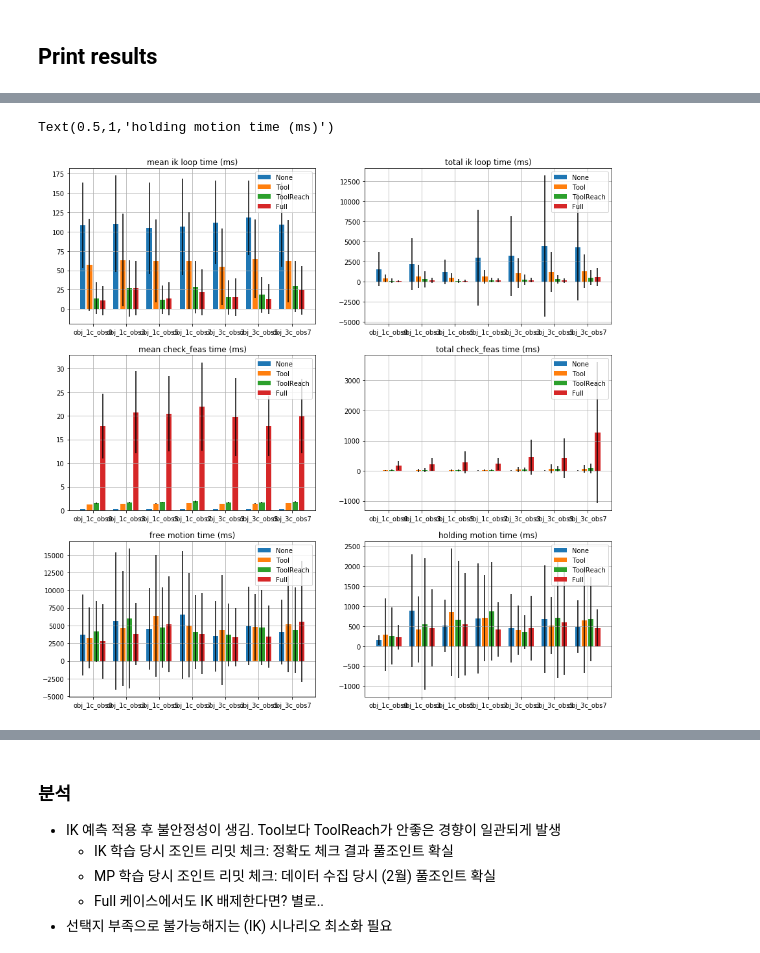
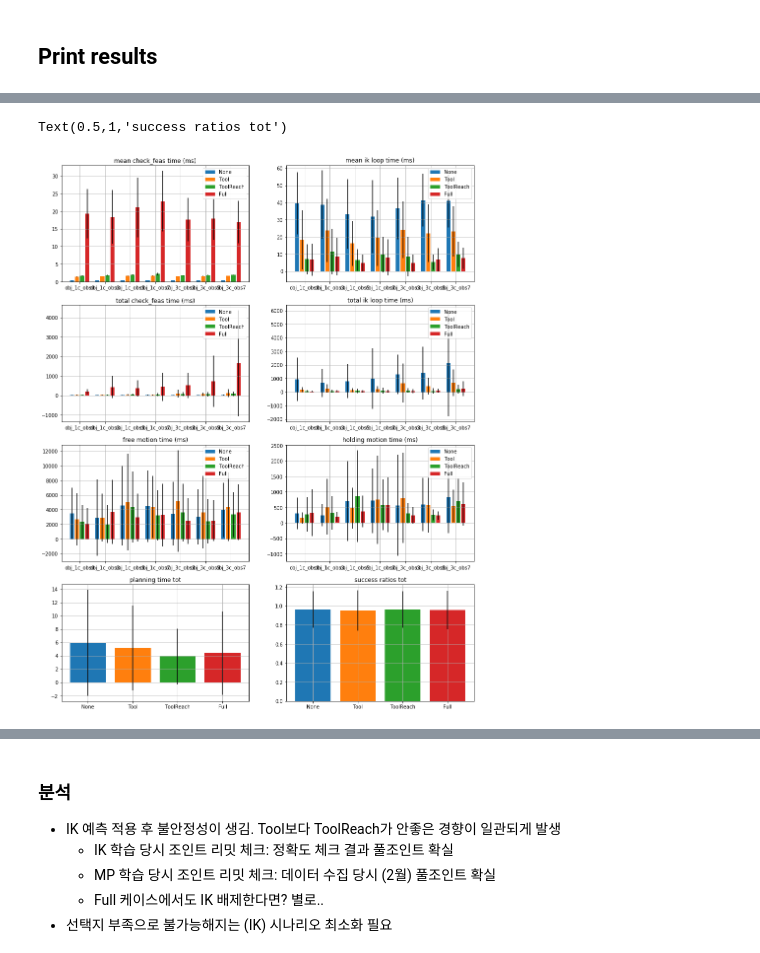
Before and after one commit to rnb-disinfection/rnb-planning, a Jupyter notebook: src/scripts/developing/pddlstream/[TEST] PDDLStream-print-results.ipynb, the cells around one changed output, grey strips where cells are left out. Drawn from its saved outputs; the diff is of its cells as text; code cells hidden in the pictures.

Commit message:
plot script update

```diff
--- a/src/scripts/developing/pddlstream/[TEST] PDDLStream-print-results.ipynb
+++ b/src/scripts/developing/pddlstream/[TEST] PDDLStream-print-results.ipynb
@@ -43,0 +44,7 @@ Full      :     8.43      5.0     4.02     4.02(100.0)     0.83(12.47)    83.71
+# %%
+resdat_all, res_dict_all = print_results(RES_ROOT="stowing-deep-result-btf-mvik10-mpto3",
+                                         RTYPE="panda",
+                                         DAT_DIR='20210917-113211',
+                                         CNAMES_EXCLUDE=[]
+                                        )
+plot_times(resdat_all)
@@ -44,27 +70,35 @@ Full      :     8.43      5.0     4.02     4.02(100.0)     0.83(12.47)    83.71
 # %%
 scatter = False
 
-plt.figure(figsize=(15,15))
-plt.subplot(3,2,1)
-plot_log(resdat_all, keys=["time_log", "ik_loop"], fn=np.mean, scatter=scatter)
+plt.figure(figsize=(15,20))
+plt.subplot(4,2,1)
+plot_valid(resdat_all, keys=["time_log", "check_feas"], fn=np.mean, scatter=scatter)
+plt.title("mean check_feas time (ms)")
+plt.subplot(4,2,2)
+plot_valid(resdat_all, keys=["time_log", "ik_loop"], fn=np.mean, scatter=scatter)
 plt.title("mean ik loop time (ms)")
-plt.subplot(3,2,2)
-plot_log(resdat_all, keys=["time_log", "ik_loop"], fn=np.sum, scatter=scatter)
+
+plt.subplot(4,2,3)
+plot_valid(resdat_all, keys=["time_log", "check_feas"], fn=np.sum, scatter=scatter)
+plt.title("total check_feas time (ms)")
+plt.subplot(4,2,4)
+plot_valid(resdat_all, keys=["time_log", "ik_loop"], fn=np.sum, scatter=scatter)
 plt.title("total ik loop time (ms)")
 
-plt.subplot(3,2,3)
-plot_log(resdat_all, keys=["time_log", "check_feas"], fn=np.mean, scatter=scatter)
-plt.title("mean check_feas time (ms)")
-plt.subplot(3,2,4)
-plot_log(resdat_all, keys=["time_log", "check_feas"], fn=np.sum, scatter=scatter)
-plt.title("total check_feas time (ms)")
+plt.subplot(4,2,5)
+fm_dict = plot_valid(resdat_all, keys=['time_log', "free_motion_gen"], fn=np.sum, scatter=scatter)
+plt.title("free motion time (ms)")
+plt.subplot(4,2,6)
+plot_valid(resdat_all, keys=['time_log', "holding_motion_gen"], fn=np.sum, scatter=scatter)
+plt.title("holding motion time (ms)")
 
-plt.subplot(3,2,5)
-fm_dict = plot_log(resdat_all, keys=['time_log', "free_motion_gen"], fn=np.sum, scatter=scatter)
-plt.title("free motion time (ms)")
-plt.subplot(3,2,6)
-plot_log(resdat_all, keys=['time_log', "holding_motion_gen"], fn=np.sum, scatter=scatter)
-plt.title("holding motion time (ms)")
+plt.subplot(4,2,7)
+time_dict = plot_valid(resdat_all, keys=["plan_time"], average_all=True)
+plt.title("planning time tot")
+plt.subplot(4,2,8)
+succ_dict = extract_values(resdat_all, ["success"])
+_ = grouped_bar(succ_dict, average_all=True, options=CNAME_LIST)
+plt.title("success ratios tot")
 # %% [output]
-Text(0.5,1,'holding motion time (ms)')
+Text(0.5,1,'success ratios tot')
-[figure, old version]
+[figure, new version]
```
Also changed, not shown: parts of 5 cells of this notebook, 4 other files.
